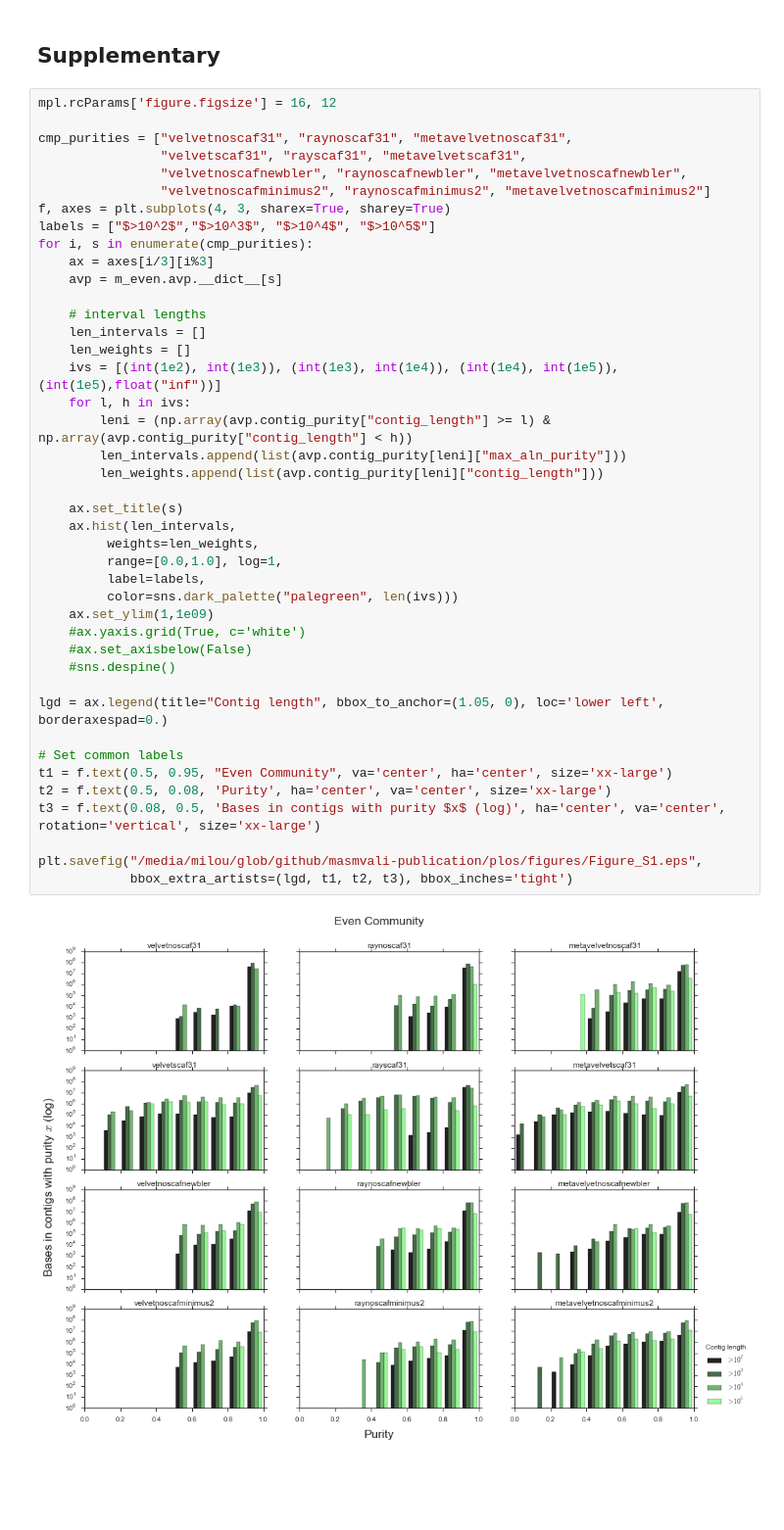
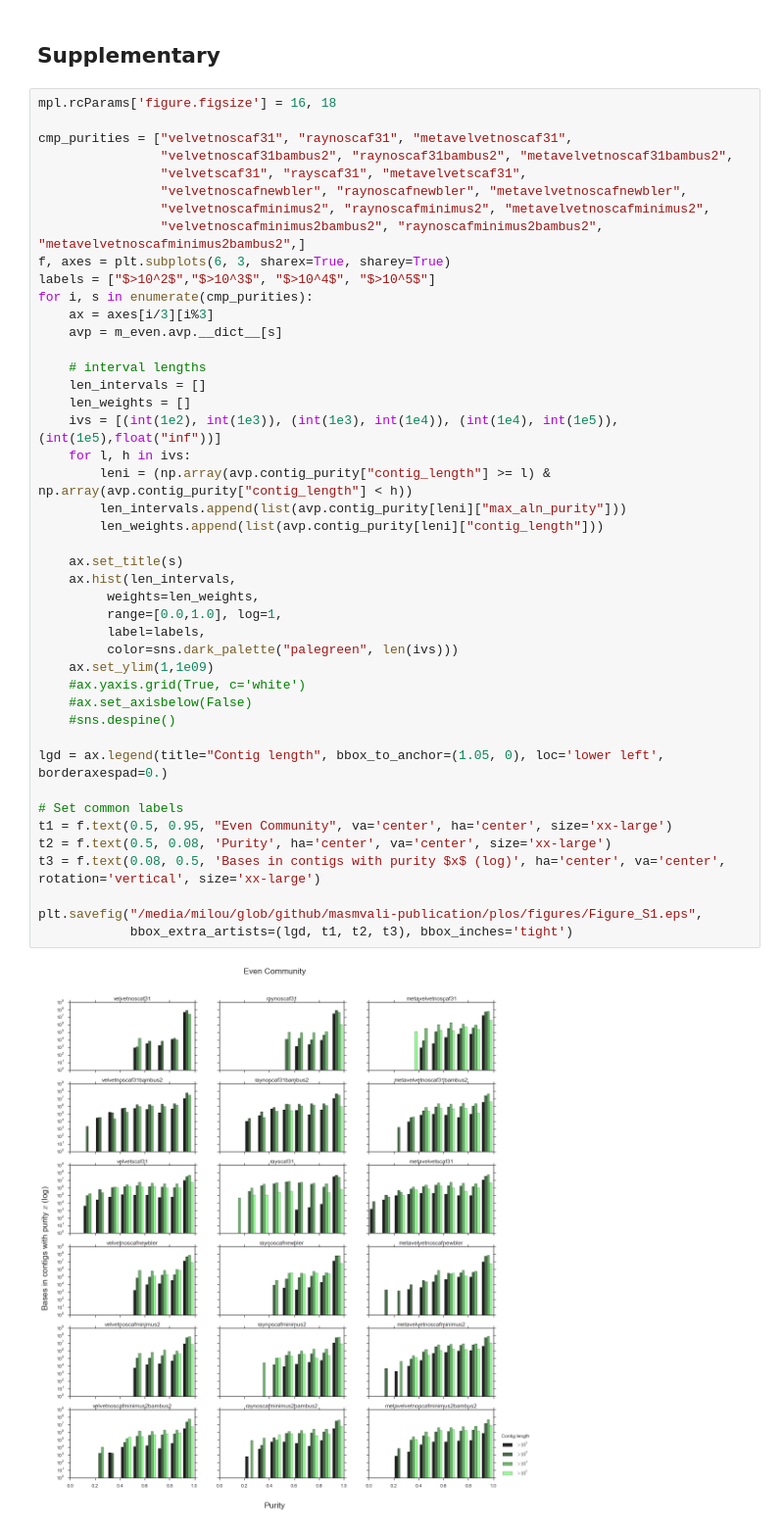
Before and after one commit to inodb/masmvali-publication, a Jupyter notebook: notebooks/LIMS-1884-plos-publication-figures.ipynb, the cells around one changed output. Shown at 98% size. Cells and saved outputs as stored; diff of their text form; blank space fills up the shorter version.

Commit message:
mgcov and refcov plots

```diff
--- a/notebooks/LIMS-1884-plos-publication-figures.ipynb
+++ b/notebooks/LIMS-1884-plos-publication-figures.ipynb
@@ -161,13 +160,15 @@ plt.savefig("/media/milou/glob/github/masmvali-publication/plos/figures/Figure_2
 # %% [markdown]
 ## Supplementary
 # %%
-mpl.rcParams['figure.figsize'] = 16, 12
+mpl.rcParams['figure.figsize'] = 16, 18
 
 cmp_purities = ["velvetnoscaf31", "raynoscaf31", "metavelvetnoscaf31",
+                "velvetnoscaf31bambus2", "raynoscaf31bambus2", "metavelvetnoscaf31bambus2",
                 "velvetscaf31", "rayscaf31", "metavelvetscaf31",
                 "velvetnoscafnewbler", "raynoscafnewbler", "metavelvetnoscafnewbler",
-                "velvetnoscafminimus2", "raynoscafminimus2", "metavelvetnoscafminimus2"]
-f, axes = plt.subplots(4, 3, sharex=True, sharey=True)
+                "velvetnoscafminimus2", "raynoscafminimus2", "metavelvetnoscafminimus2",
+                "velvetnoscafminimus2bambus2", "raynoscafminimus2bambus2", "metavelvetnoscafminimus2bambus2",]
+f, axes = plt.subplots(6, 3, sharex=True, sharey=True)
 labels = ["$>10^2$","$>10^3$", "$>10^4$", "$>10^5$"]
 for i, s in enumerate(cmp_purities):
     ax = axes[i/3][i%3]
@@ -176,32 +177,32 @@ for i, s in enumerate(cmp_purities):
     # interval lengths
     len_intervals = []
     len_weights = []
     ivs = [(int(1e2), int(1e3)), (int(1e3), int(1e4)), (int(1e4), int(1e5)), (int(1e5),float("inf"))]
     for l, h in ivs:
         leni = (np.array(avp.contig_purity["contig_length"] >= l) & np.array(avp.contig_purity["contig_length"] < h))
         len_intervals.append(list(avp.contig_purity[leni]["max_aln_purity"]))
         len_weights.append(list(avp.contig_purity[leni]["contig_length"]))
 
     ax.set_title(s)
     ax.hist(len_intervals,
          weights=len_weights,
          range=[0.0,1.0], log=1,
          label=labels,
          color=sns.dark_palette("palegreen", len(ivs)))
     ax.set_ylim(1,1e09)
     #ax.yaxis.grid(True, c='white')
     #ax.set_axisbelow(False)
     #sns.despine()
 
 lgd = ax.legend(title="Contig length", bbox_to_anchor=(1.05, 0), loc='lower left', borderaxespad=0.)
 
 # Set common labels
 t1 = f.text(0.5, 0.95, "Even Community", va='center', ha='center', size='xx-large')
 t2 = f.text(0.5, 0.08, 'Purity', ha='center', va='center', size='xx-large')
 t3 = f.text(0.08, 0.5, 'Bases in contigs with purity $x$ (log)', ha='center', va='center', rotation='vertical', size='xx-large')
 
 plt.savefig("/media/milou/glob/github/masmvali-publication/plos/figures/Figure_S1.eps",
             bbox_extra_artists=(lgd, t1, t2, t3), bbox_inches='tight')
 # %% [output]
-[figure, old version]
+[figure, new version]
 # %%
```
Also changed, not shown: parts of 12 cells of this notebook.
